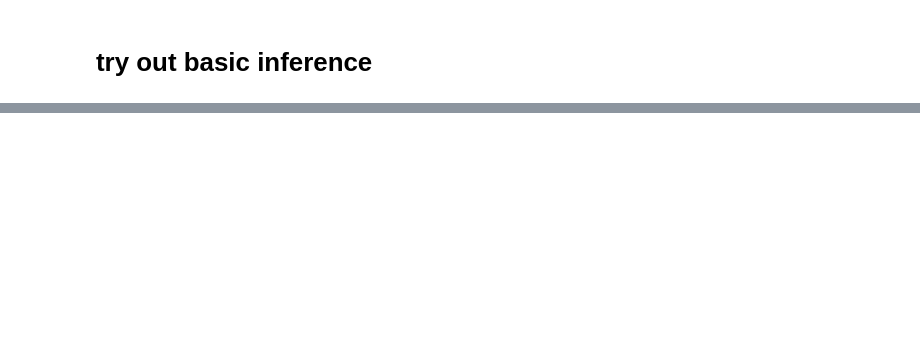
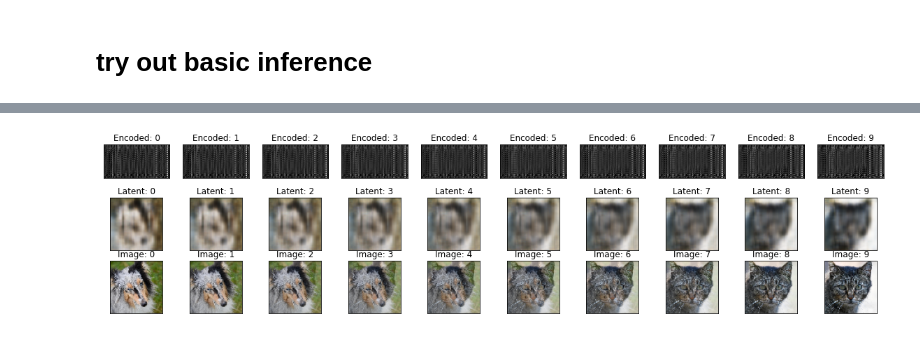
Before and after one commit to luca-arts/luca-arts.github.io, a Jupyter notebook: knowledge/AI/notebooks/Animal_faces_latent_interpolation.ipynb, the cells around one changed output, grey strips where cells are left out. Saved outputs shown, nothing was run; the diff lists cells and outputs as text; code cells hidden in the pictures; blank space fills up the shorter version.

```diff
--- a/knowledge/AI/notebooks/Animal_faces_latent_interpolation.ipynb
+++ b/knowledge/AI/notebooks/Animal_faces_latent_interpolation.ipynb
@@ -317,0 +330,55 @@ pred_img
+# %%
+# Randomly pick two images and generate their encodings
+import random
+test_image1 = val_gen[0][0][random.randint(0,63)].reshape(1,int(img_height/resize_factor), int(img_width/resize_factor), 3)
+test_image2 = val_gen[0][0][random.randint(0,63)].reshape(1,int(img_height/resize_factor), int(img_width/resize_factor), 3)
+# %%
+#predict encodings
+encoded_img1 = encoder.predict(test_image1)
+encoded_img2 = encoder.predict(test_image2)
+# %%
+# interpolation
+def interpolate_points(p1, p2, n_steps=10):
+	# interpolate ratios between the points
+	ratios = np.linspace(0, 1, num=n_steps)
+	# linear interpolate vectors
+	vectors = list()
+	for ratio in ratios:
+		v = (1.0 - ratio) * p1 + ratio * p2
+		vectors.append(v)
+	return np.asarray(vectors)
+# %%
+interpolated_images=interpolate_points(encoded_img1.flatten(),encoded_img2.flatten())
+interpolated_orig_images=interpolate_points(test_image1.flatten(),test_image2.flatten())
+
+interpolated_images.shape
+num_images = 10
+np.random.seed(42)
+plt.figure(figsize=(20, 8))
+
+for i, image_idx in enumerate(interpolated_images):
+
+    ax = plt.subplot(5, num_images, i + 1)
+    plt.imshow(interpolated_images[i].reshape(32, 64))
+    plt.gray()
+    ax.get_xaxis().set_visible(False)
+    ax.get_yaxis().set_visible(False)
+    ax.set_title("Encoded: {}".format(i))
+
+    ax = plt.subplot(5, num_images,num_images+ i + 1)
+    plt.imshow(decoder.predict(interpolated_images[i].reshape(1,2048)).reshape(64,64,3))
+    plt.gray()
+    ax.get_xaxis().set_visible(False)
+    ax.get_yaxis().set_visible(False)
+    ax.set_title("Latent: {}".format(i))
+
+    ax = plt.subplot(5, num_images,2*num_images+ i + 1)
+    plt.imshow(interpolated_orig_images[i].reshape(64,64,3))
+    plt.gray()
+    ax.get_xaxis().set_visible(False)
+    ax.get_yaxis().set_visible(False)
+    ax.set_title("Image: {}".format(i))
+
+plt.show()
+# %% [output]
+[figure, added]
```
Also changed, not shown: parts of 20 cells of this notebook.
